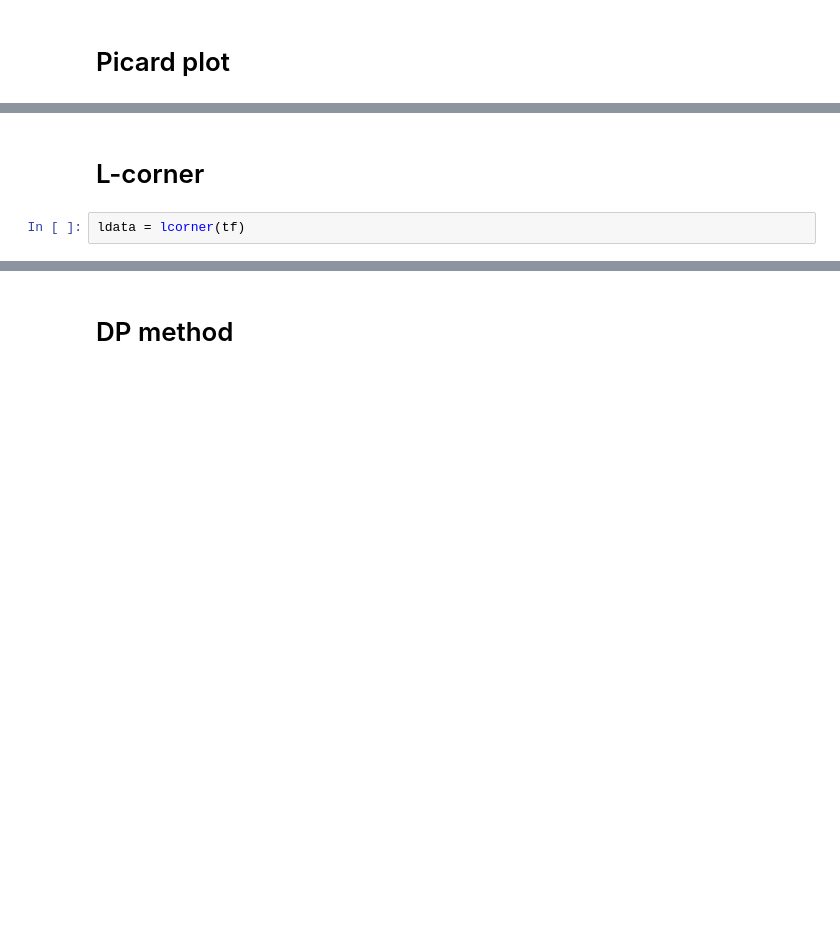
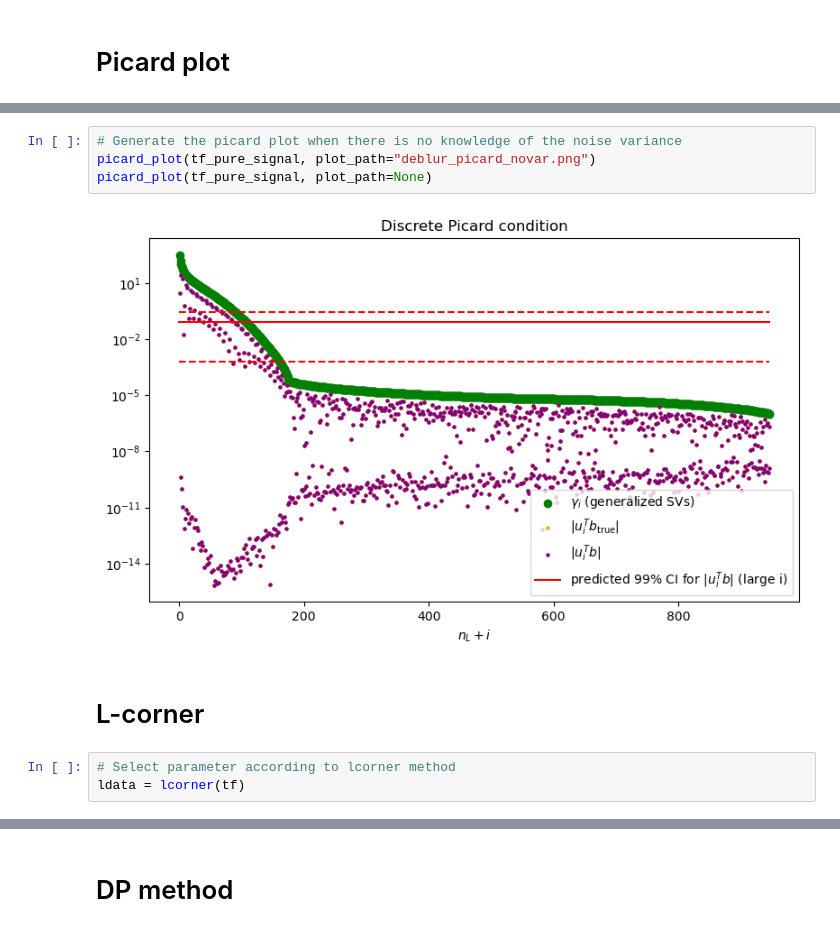
Before and after one commit to jlindbloom/pytikhonov, a Jupyter notebook: examples/deblur_1d/deblurring_example.ipynb, the cells around one changed output, grey strips where cells are left out. Drawn from its saved outputs; the diff is of its cells as text; blank space fills up the shorter version.

```diff
--- a/examples/deblur_1d/deblurring_example.ipynb
+++ b/examples/deblur_1d/deblurring_example.ipynb
@@ -204,6 +170,13 @@ picard_plot(tf_novar, plot_path="deblur_picard_novar.png")
+# %%
+# Generate the picard plot when there is no knowledge of the noise variance
+picard_plot(tf_pure_signal, plot_path="deblur_picard_novar.png")
+picard_plot(tf_pure_signal, plot_path=None)
+# %% [output]
+[figure, added]
 # %% [markdown]
 # L-corner
 # %%
+# Select parameter according to lcorner method
 ldata = lcorner(tf)
 # %%
 plot_lcorner(ldata, plot_path="deblur_lcorner.png")
```
Also changed, not shown: parts of 63 cells of this notebook, 12 other files.
